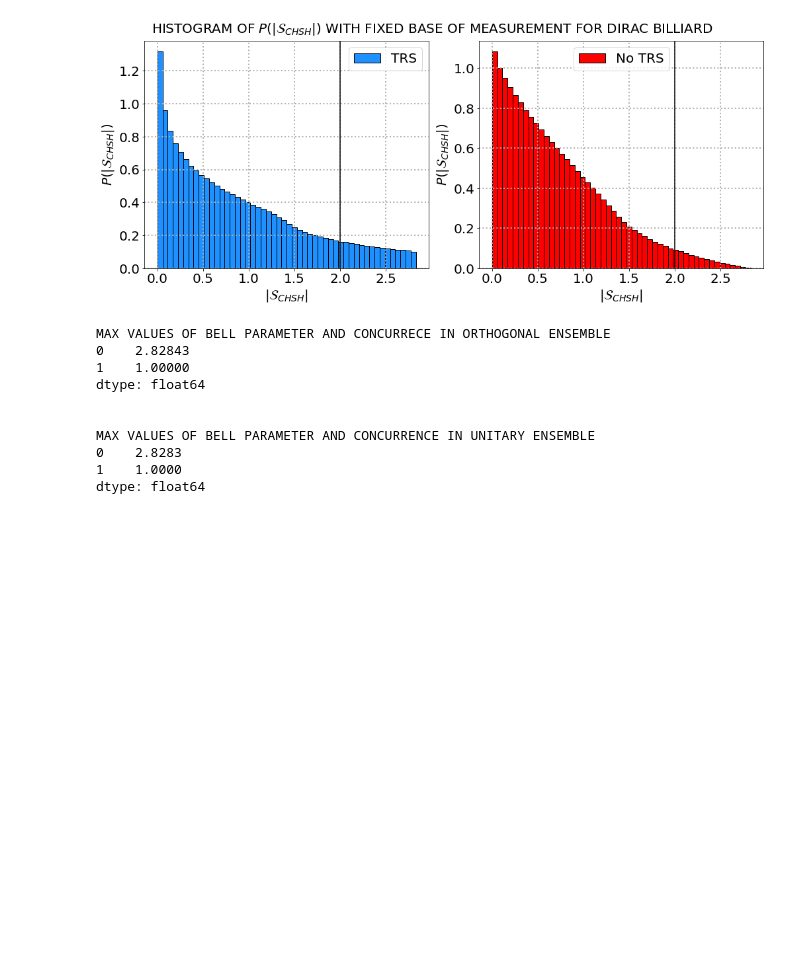
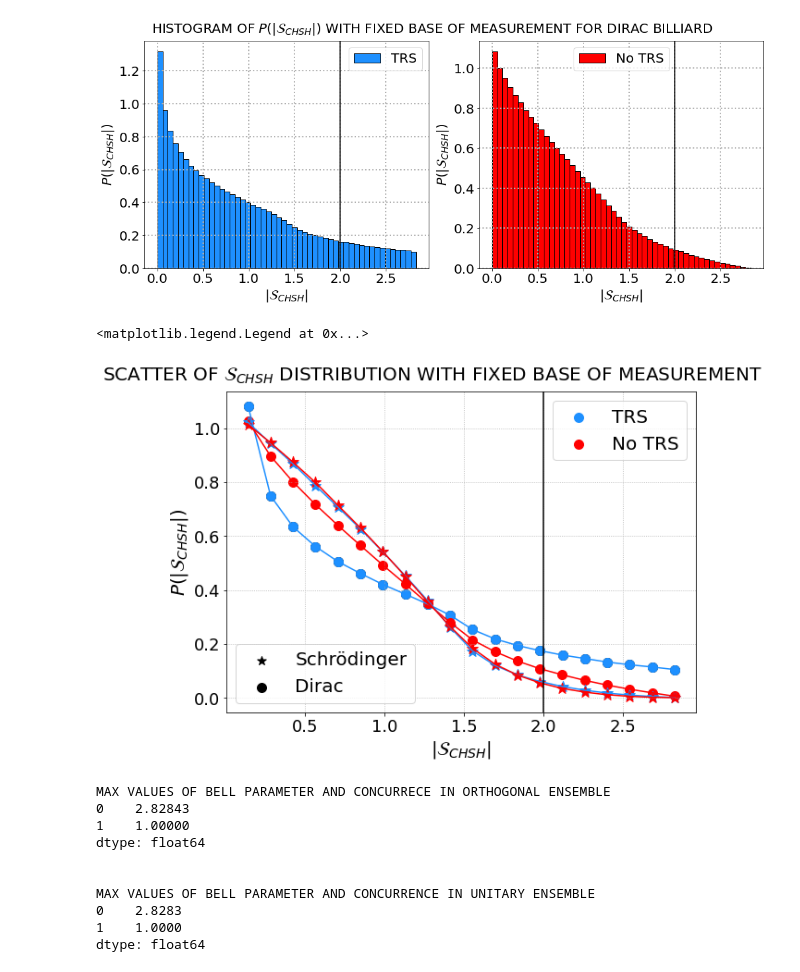
Before and after one commit to Rafffaelb/Dirac_Billiard, a Jupyter notebook: Chiral/Data_Analysis/Dirac_Bell_Parameter.ipynb, the cells around one changed output. Drawn from its saved outputs; the diff is of its cells as text; code cells hidden in the pictures; blank space fills up the shorter version.

```diff
--- a/Chiral/Data_Analysis/Dirac_Bell_Parameter.ipynb
+++ b/Chiral/Data_Analysis/Dirac_Bell_Parameter.ipynb
@@ -403,6 +436,51 @@ for i in range(2):
     axs[i].legend(prop = {'size': 20}, loc = 'best')
 # %% [output]
 [figure]
+# %%
+Schrodinger_counts_O = [1.02178306, 0.94341061, 0.8682158, 0.78725073, 0.7075624, 0.62661689,
+ 0.54128989, 0.45295239, 0.36039167, 0.26163035, 0.17371784, 0.11984367,
+ 0.08492335, 0.06022946, 0.04203135, 0.02797822, 0.01735525, 0.01000772,
+ 0.00458065, 0.00103491]
+Schrodinger_counts_U =  [1.01314796e+00, 9.46350299e-01, 8.74145165e-01, 7.98984681e-01,
+ 7.14570502e-01, 6.30600871e-01, 5.42441827e-01, 4.50713958e-01,
+ 3.55975615e-01, 2.64160615e-01, 1.83519753e-01, 1.24720384e-01,
+ 8.41172210e-02, 5.51932020e-02, 3.46444523e-02, 2.08652673e-02,
+ 1.11403528e-02, 5.35057009e-03, 1.82797808e-03, 2.84510207e-04]
+# %%
+fig, axs = plt.subplots(1,1, figsize = (8,6), constrained_layout = True, facecolor = 'w')
+
+fig.suptitle(r'SCATTER OF $\mathcal{S}_{CHSH}$ DISTRIBUTION WITH FIXED BASE OF MEASUREMENT', fontsize = 20)
+
+counts_O, bin_edges_O = np.histogram(Violations_O_Fixed_Base[:,0], bins = 20, density = True)
+counts_U, bin_edges_U = np.histogram(Violations_U_Fixed_Base[:,0], bins = 20, density = True)
+
+Dirac_scatter = axs.scatter(bin_edges_O[1:], counts_O, label = 'TRS', color = 'black', s = 100, alpha = 1)
+axs.scatter(bin_edges_O[1:], counts_O, color = 'dodgerblue', label = 'TRS', alpha = 1, s = 100)
+axs.plot(bin_edges_O[1:], counts_O, color = 'dodgerblue', alpha = 1, linestyle = '-')
+
+axs.scatter(bin_edges_U[1:], counts_U, color = 'red', label = 'No TRS', alpha = 1, s = 100)
+axs.plot(bin_edges_U[1:], counts_U, color = 'red', alpha = 1, linestyle = '-')
+
+Schrodinger_scatter = axs.scatter(bin_edges_O[1:], Schrodinger_counts_O, label = 'TRS', color = 'black', s = 100, alpha = 1, marker = "*")
+axs.scatter(bin_edges_O[1:], Schrodinger_counts_O, color = 'dodgerblue', alpha = 1, s = 150, marker = "*")
+axs.plot(bin_edges_O[1:], Schrodinger_counts_O, color = 'dodgerblue', alpha = 1, linestyle = '-')
+
+axs.scatter(bin_edges_U[1:], Schrodinger_counts_U, color = 'red', alpha = 1, s = 150, marker = "*")
+axs.plot(bin_edges_U[1:], Schrodinger_counts_U, color = 'red', alpha = 1, linestyle = '-')
+
+axs.legend(fontsize = 20)
+axs.set_xlabel(r'$|\mathcal{S}_{CHSH}|$', fontsize = 20)
+axs.set_ylabel(r'$P(|\mathcal{S}_{CHSH}|)$', fontsize = 20)
+axs.tick_params(axis = 'both', which = 'major', labelsize = 18)
+axs.grid(linestyle=':')
+axs.axvline(2, color = 'black')
+
+first_legend = axs.legend([Schrodinger_scatter, Dirac_scatter], ["Schrödinger","Dirac"], loc = "lower left", fontsize = 20)
+axs.add_artist(first_legend)
+axs.legend([beta_1, beta_2], [r'TRS', r'No TRS'], loc = "best", fontsize = 20)
+# %% [output]
+<matplotlib.legend.Legend at 0x...>
+[figure, added]
 # %%
 print("MAX VALUES OF BELL PARAMETER AND CONCURRECE IN ORTHOGONAL ENSEMBLE")
 print(df_Bell_Parameter_O_Fixed_Base.max())
```
Also changed, not shown: parts of 7 cells of this notebook, 25 other files.
